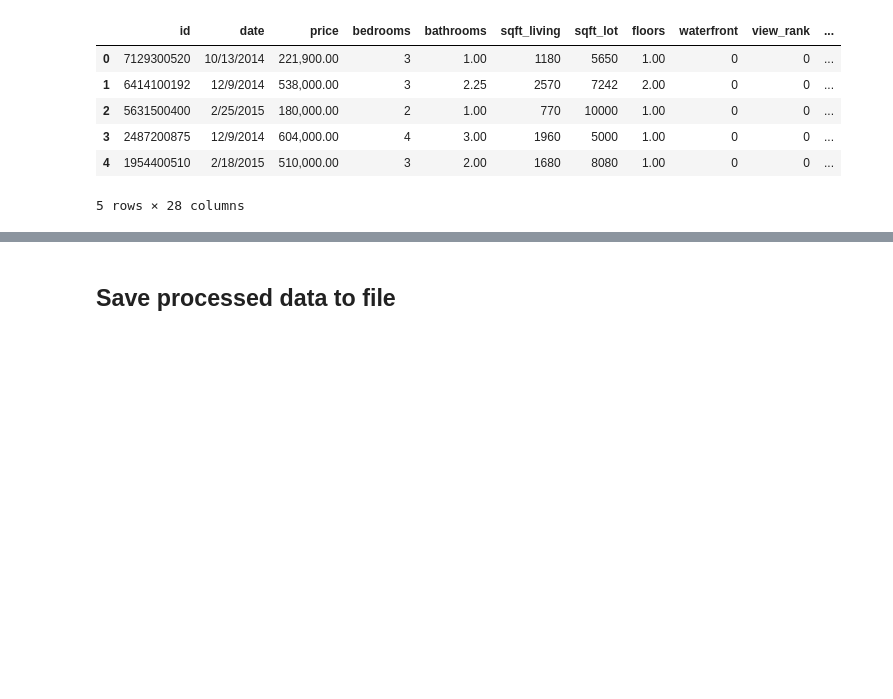
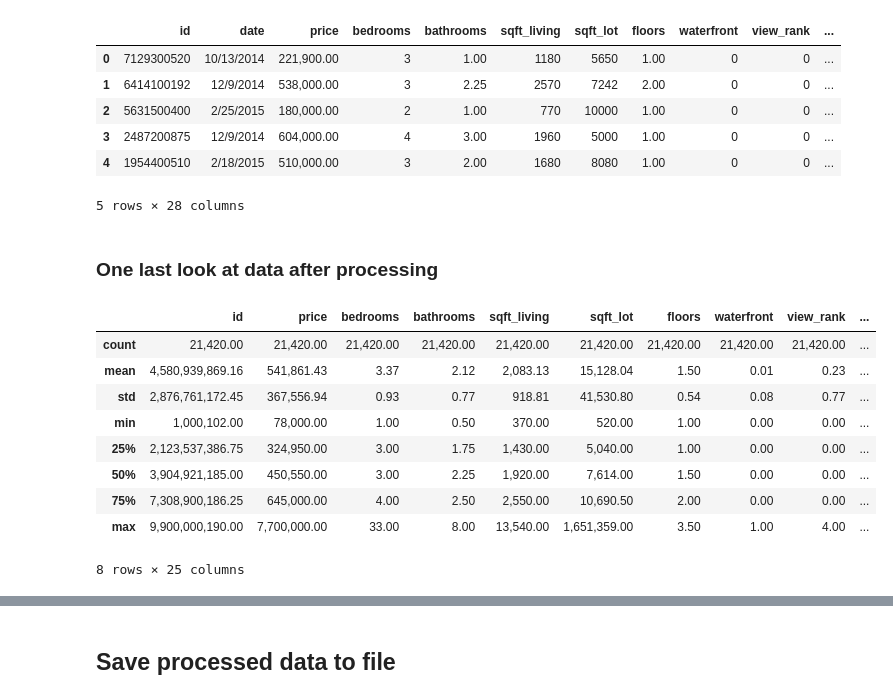
Before and after one commit to lspope/dsc-phase-2-project-online, a Jupyter notebook: notebooks/data_cleaning.ipynb, the cells around one changed output, grey strips where cells are left out. Saved outputs shown, nothing was run; the diff lists cells and outputs as text; code cells hidden in the pictures; blank space fills up the shorter version.

```diff
--- a/notebooks/data_cleaning.ipynb
+++ b/notebooks/data_cleaning.ipynb
@@ -393,3 +402,18 @@ king_processed.head()
 | 3 | 2487200875 | 12/9/2014 | 604,000.00 | 4 | 3.00 | 1960 | 5000 | 1.00 | 0 | 0 | ... |
 | 4 | 1954400510 | 2/18/2015 | 510,000.00 | 3 | 2.00 | 1680 | 8080 | 1.00 | 0 | 0 | ... |
 5 rows × 28 columns
+# %% [markdown]
+### One last look at data after processing
+# %%
+king_processed.describe()
+# %% [output]
+|  | id | price | bedrooms | bathrooms | sqft_living | sqft_lot | floors | waterfront | view_rank | ... |
+| count | 21,420.00 | 21,420.00 | 21,420.00 | 21,420.00 | 21,420.00 | 21,420.00 | 21,420.00 | 21,420.00 | 21,420.00 | ... |
+| mean | 4,580,939,869.16 | 541,861.43 | 3.37 | 2.12 | 2,083.13 | 15,128.04 | 1.50 | 0.01 | 0.23 | ... |
+| std | 2,876,761,172.45 | 367,556.94 | 0.93 | 0.77 | 918.81 | 41,530.80 | 0.54 | 0.08 | 0.77 | ... |
+| min | 1,000,102.00 | 78,000.00 | 1.00 | 0.50 | 370.00 | 520.00 | 1.00 | 0.00 | 0.00 | ... |
+| 25% | 2,123,537,386.75 | 324,950.00 | 3.00 | 1.75 | 1,430.00 | 5,040.00 | 1.00 | 0.00 | 0.00 | ... |
+| 50% | 3,904,921,185.00 | 450,550.00 | 3.00 | 2.25 | 1,920.00 | 7,614.00 | 1.50 | 0.00 | 0.00 | ... |
+| 75% | 7,308,900,186.25 | 645,000.00 | 4.00 | 2.50 | 2,550.00 | 10,690.50 | 2.00 | 0.00 | 0.00 | ... |
+| max | 9,900,000,190.00 | 7,700,000.00 | 33.00 | 8.00 | 13,540.00 | 1,651,359.00 | 3.50 | 1.00 | 4.00 | ... |
+8 rows × 25 columns
```
Also changed, not shown: parts of 8 cells of this notebook, 5 other files.
